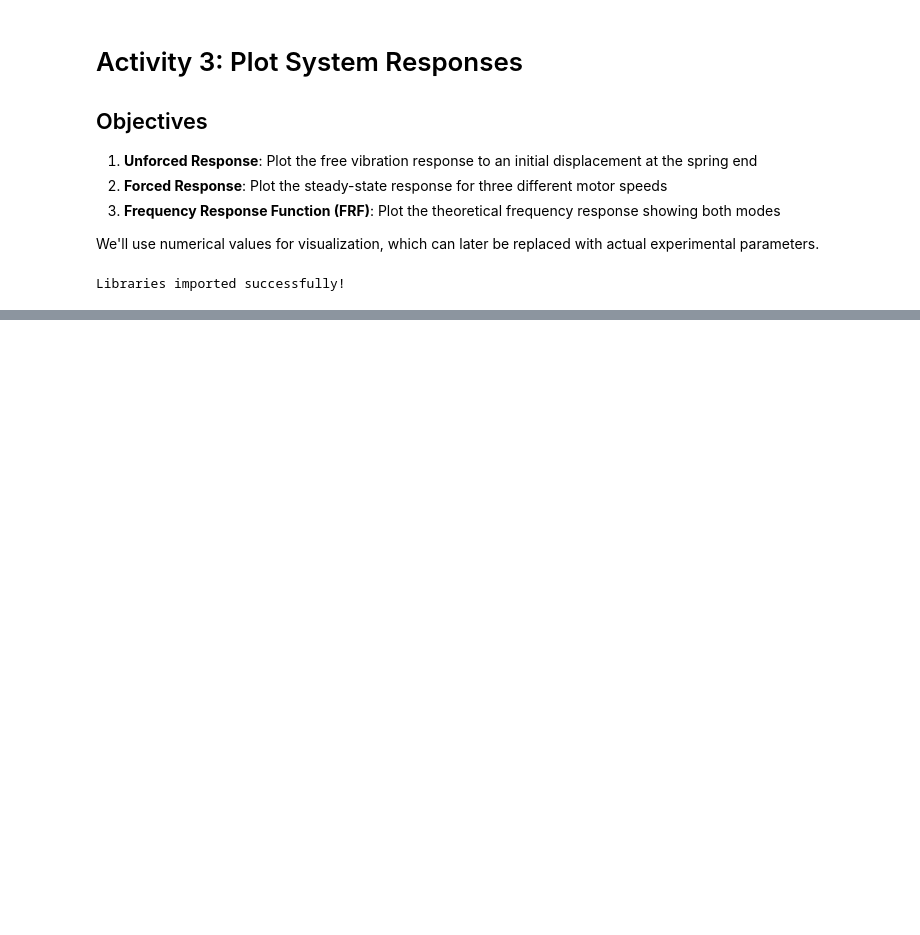
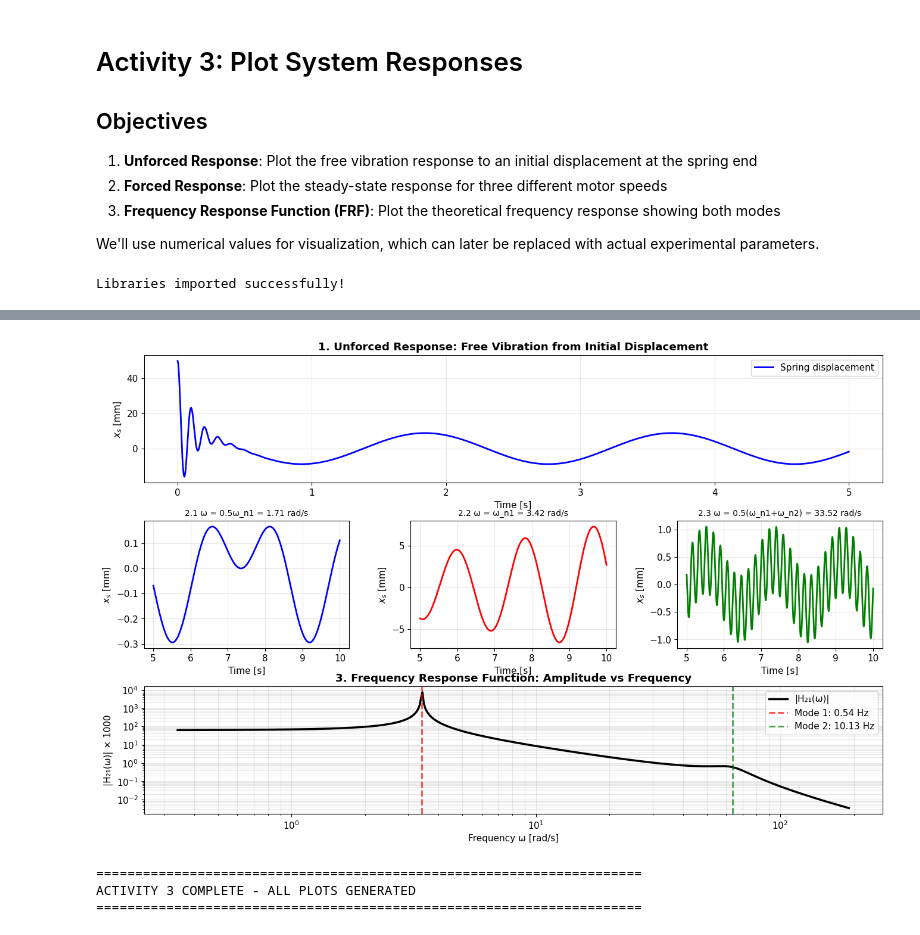
Before and after one commit to Du-nara/ME421-Mechanical-Systems-Lab-A3, a Jupyter notebook: Vibration/E_20_260_Vibration.ipynb, the cells around one changed output, grey strips where cells are left out. Cells and saved outputs as stored; diff of their text form; code cells hidden in the pictures; blank space fills up the shorter version.

```diff
--- a/Vibration/E_20_260_Vibration.ipynb
+++ b/Vibration/E_20_260_Vibration.ipynb
@@ -642,0 +1090,47 @@ Libraries imported successfully!
+# %%
+# Create a comprehensive summary figure
+fig = plt.figure(figsize=(16, 10))
+gs = fig.add_gridspec(3, 3, hspace=0.3, wspace=0.3)
+
+# Unforced response
+ax1 = fig.add_subplot(gs[0, :])
+ax1.plot(t, x_s_unforced * 1000, 'b-', linewidth=2, label='Spring displacement')
+ax1.set_xlabel('Time [s]')
+ax1.set_ylabel('$x_s$ [mm]')
+ax1.set_title('1. Unforced Response: Free Vibration from Initial Displacement', fontweight='bold')
+ax1.grid(True, alpha=0.3)
+ax1.legend()
+
+# Forced responses (steady-state portion)
+t_ss = t_forced[1000:]  # Last half (steady-state)
+for i, (z, omega, label) in enumerate(zip(responses, omega_motor, labels)):
+    ax = fig.add_subplot(gs[1, i])
+    x_s = z[1000:, 1] * 1000  # Convert to mm, take steady-state
+    ax.plot(t_ss, x_s, linewidth=2, color=['blue', 'red', 'green'][i])
+    ax.set_xlabel('Time [s]')
+    ax.set_ylabel('$x_s$ [mm]')
+    ax.set_title(f'2.{i+1} {label}', fontsize=10)
+    ax.grid(True, alpha=0.3)
+
+# Frequency response
+ax4 = fig.add_subplot(gs[2, :])
+ax4.loglog(omega_range, H_21_mag * 1000, 'k-', linewidth=2.5, label='|H₂₁(ω)|')
+ax4.axvline(omega_n1, color='r', linestyle='--', linewidth=2, alpha=0.7, label=f'Mode 1: {f_n1:.2f} Hz')
+ax4.axvline(omega_n2, color='g', linestyle='--', linewidth=2, alpha=0.7, label=f'Mode 2: {f_n2:.2f} Hz')
+ax4.set_xlabel('Frequency ω [rad/s]')
+ax4.set_ylabel('|H₂₁(ω)| × 1000')
+ax4.set_title('3. Frequency Response Function: Amplitude vs Frequency', fontweight='bold')
+ax4.grid(True, alpha=0.3, which='both')
+ax4.legend(loc='upper right')
+
+plt.savefig('activity3_summary.png', dpi=200, bbox_inches='tight')
+plt.show()
+
+print("\n" + "="*70)
+print("ACTIVITY 3 COMPLETE - ALL PLOTS GENERATED")
+print("="*70)
+# %% [output]
+[figure, added]
+======================================================================
+ACTIVITY 3 COMPLETE - ALL PLOTS GENERATED
+======================================================================
```
Also changed, not shown: parts of 10 cells of this notebook.
